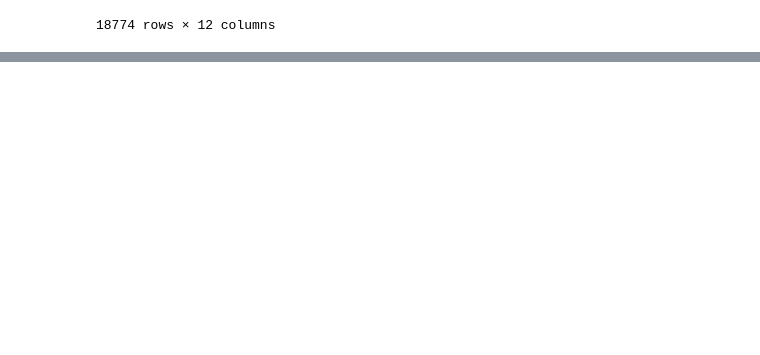
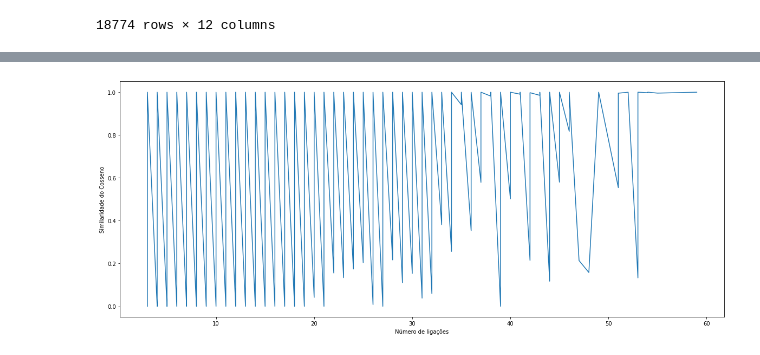
Before and after one commit to ghmc91/Projeto_Mestrado, a Jupyter notebook: Location_Matrix.ipynb, the cells around one changed output, grey strips where cells are left out. Saved outputs shown, nothing was run; the diff lists cells and outputs as text; code cells hidden in the pictures; blank space fills up the shorter version.

```diff
--- a/Location_Matrix.ipynb
+++ b/Location_Matrix.ipynb
@@ -186,0 +198,5 @@ new_dict
+# %%
+df_3 = dict_to_dataframe(dt_3)
+plot_numcalls_similarity(df_3)
+# %% [output]
+[figure, added]
```
Also changed, not shown: parts of 10 cells of this notebook, 10 other files.
